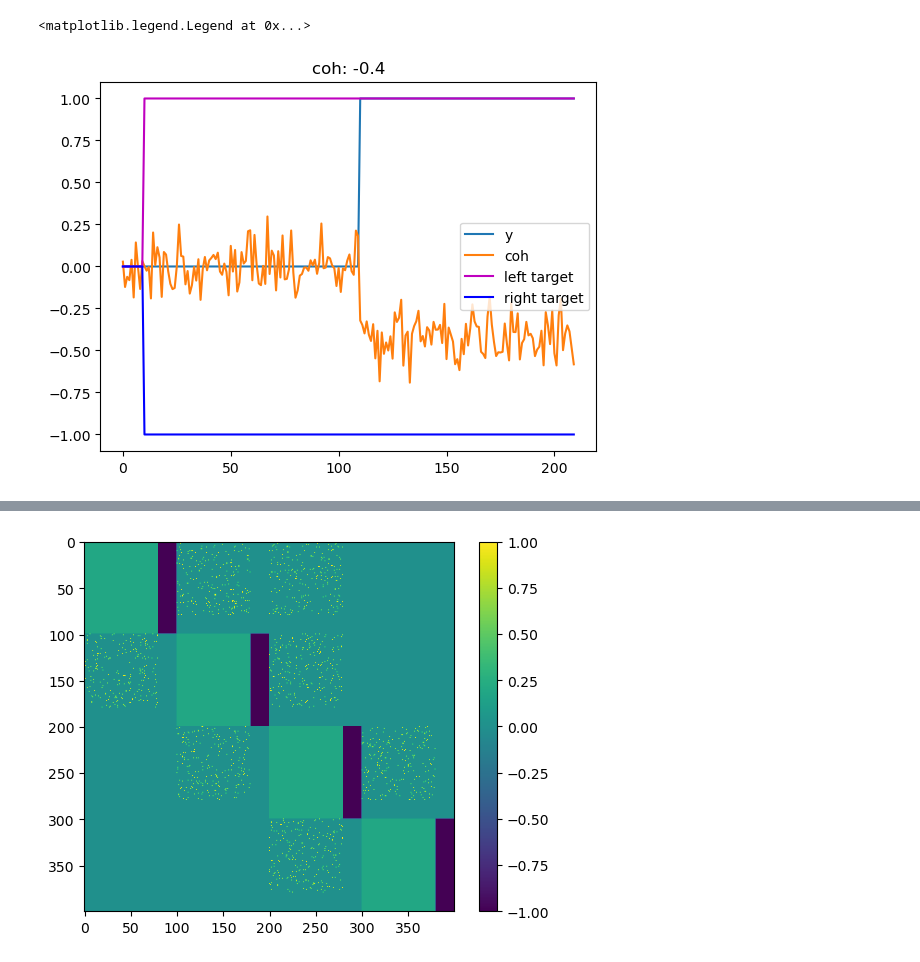
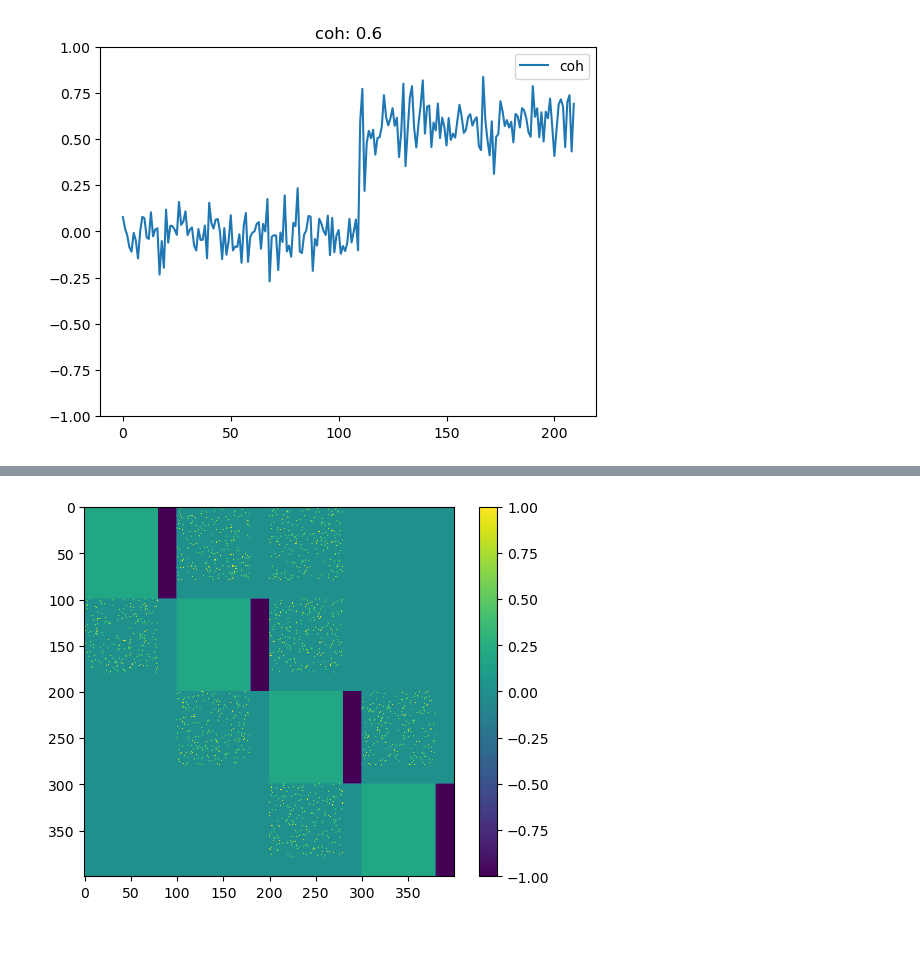
Before and after one commit to tianw6/lowrank_inference, a Jupyter notebook: notebooks/4Areas.ipynb, the cells around one changed output, grey strips where cells are left out. Drawn from its saved outputs; the diff is of its cells as text; code cells hidden in the pictures.

```diff
--- a/notebooks/4Areas.ipynb
+++ b/notebooks/4Areas.ipynb
@@ -29,12 +41,13 @@ x_train, y_train, mask_train, cohAll_train, x_val, y_val, mask_val, cohAll_val =
 # %%
-n = 8
+n = 1
 
-plt.plot(y_val[n,:,:], label = 'y')
+# plt.plot(y_val[n,:,:], label = 'y')
 plt.plot(x_val[n,:,0], label = 'coh')
-plt.plot(x_val[n,:,1], 'm', label = 'left target')
-plt.plot(x_val[n,:,2], 'b', label = 'right target')
+# plt.plot(x_val[n,:,1], 'm', label = 'left target')
+# plt.plot(x_val[n,:,2], 'b', label = 'right target')
 plt.title('coh: ' + str(cohAll_val[n]))
 plt.legend()
+plt.ylim([-1, 1])
+plt.savefig("/home/tianwang/Desktop/input_col.svg", format = 'svg', dpi = 300)
 # %% [output]
-<matplotlib.legend.Legend at 0x...>
-[figure, old version]
+[figure, new version]
```
Also changed, not shown: parts of 2 cells of this notebook, 8 other files.
